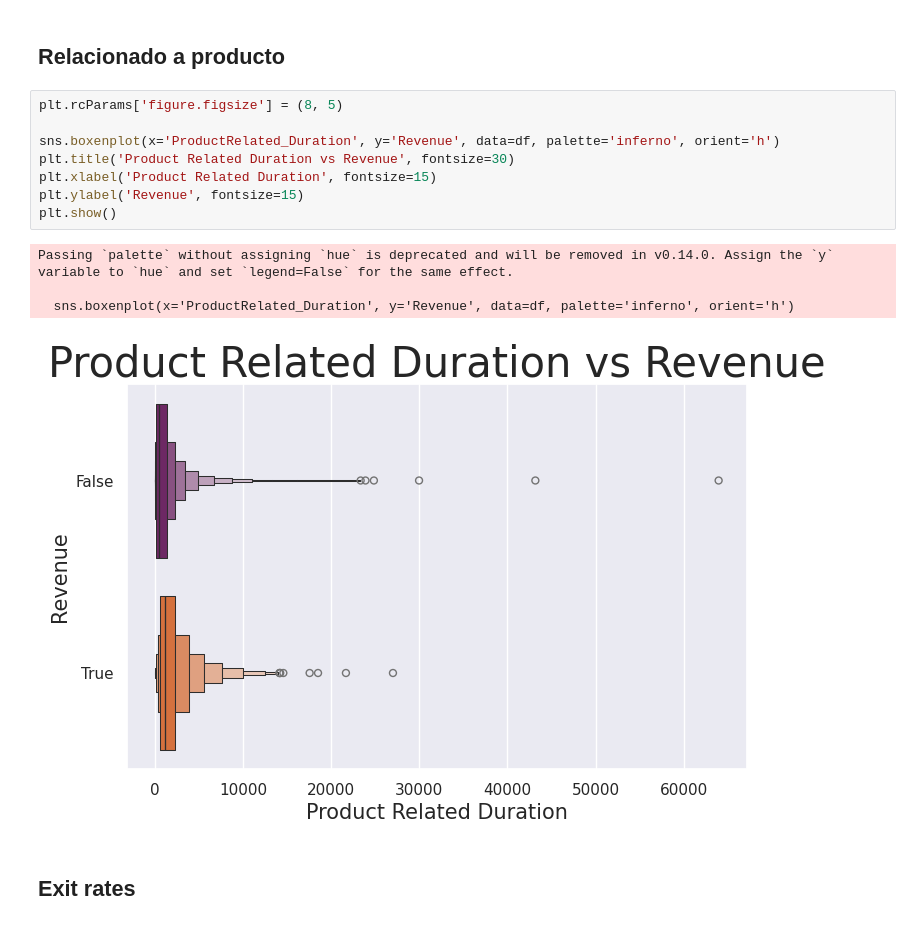
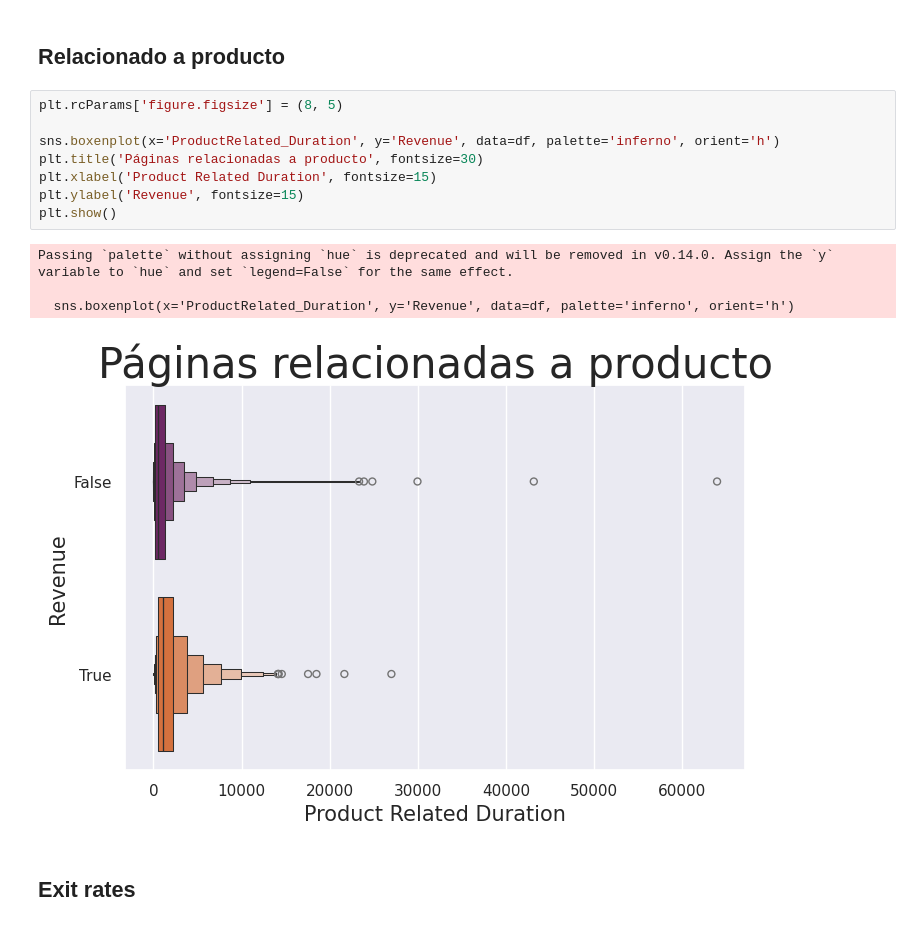
Before and after one commit to titopucp2024/online-shoppers-purchasing-intention, a Jupyter notebook: Desarrollo.ipynb, the cells around one changed output. Saved outputs shown, nothing was run; the diff lists cells and outputs as text.

```diff
--- a/Desarrollo.ipynb
+++ b/Desarrollo.ipynb
@@ -219,16 +227,16 @@ Podemos observar que la variable Informational_Duration tiene una distribución
 # %%
 plt.rcParams['figure.figsize'] = (8, 5)
 
 sns.boxenplot(x='ProductRelated_Duration', y='Revenue', data=df, palette='inferno', orient='h')
-plt.title('Product Related Duration vs Revenue', fontsize=30)
+plt.title('Páginas relacionadas a producto', fontsize=30)
 plt.xlabel('Product Related Duration', fontsize=15)
 plt.ylabel('Revenue', fontsize=15)
 plt.show()
 # %% [output]
 Passing `palette` without assigning `hue` is deprecated and will be removed in v0.14.0. Assign the `y` variable to `hue` and set `legend=False` for the same effect.
 
   sns.boxenplot(x='ProductRelated_Duration', y='Revenue', data=df, palette='inferno', orient='h')
-[figure, old version]
+[figure, new version]
 # %% [markdown]
 ## Exit rates
 # %%
```
Also changed, not shown: parts of 7 cells of this notebook.
